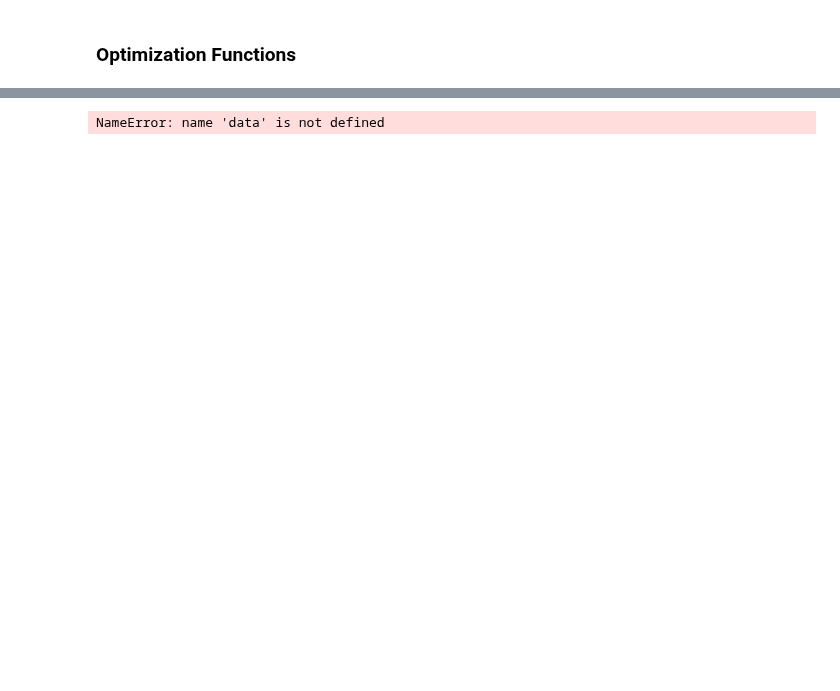
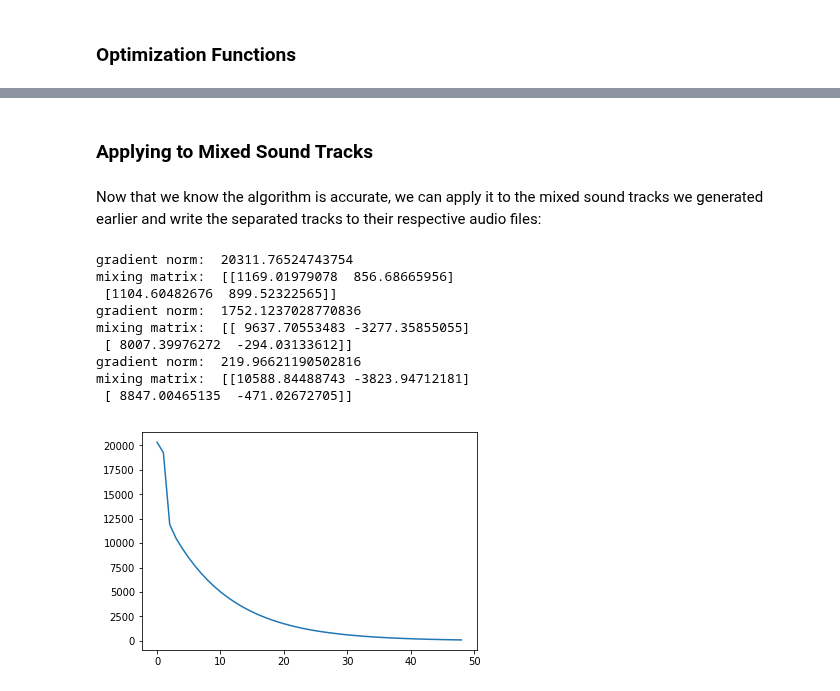
Before and after one commit to brennanmcfarland/pgm, a Jupyter notebook: Homework 5.ipynb, the cells around one changed output, grey strips where cells are left out. Cells and saved outputs as stored; diff of their text form; code cells hidden in the pictures; blank space fills up the shorter version.

```diff
--- a/Homework 5.ipynb
+++ b/Homework 5.ipynb
@@ -159,22 +131,0 @@ def randinitCovarianceND(n, ndim=2):
-# %%
-ngmm = 2 # quantity of Gaussian Mixture Model
-ndim = 2 # TODO: not exactly sure what this does, find out?
-
-# get information of range on each dimension
-dataRange = []
-for i in range(data.shape[1]):
-    dataRange.append({'MIN': min(data[:,i]), 'MAX': max(data[:,i])})
-
-mu = randinitMean(ngmm, dataRange)
-
-sigma = randinitCovarianceND(ngmm, ndim)
-def covmatIsLegal(sigma):
-    for covmat in sigma:
-        if not(np.allclose(covmat, covmat.T)) or np.any(np.linalg.eigvals(covmat) <= 0):
-            return False
-    return True
-
-print("Convariance Matrices are Legal? : %r" % covmatIsLegal(sigma))
-gmm = [{'mean': mu[m], 'covariance': sigma[m], 'prior': 1.0/ngmm} for m in range(ngmm)]
-# %% [output]
-NameError: name 'data' is not defined
@@ -212,0 +132,17 @@ gmmplot(dataBach, gmm)
+# %% [markdown]
+### Applying to Mixed Sound Tracks
+# %% [markdown]
+Now that we know the algorithm is accurate, we can apply it to the mixed sound tracks we generated earlier and write the separated tracks to their respective audio files:
+# %%
+A, S = bss(X)
+# %% [output]
+gradient norm:  20311.76524743754
+mixing matrix:  [[1169.01979078  856.68665956]
+ [1104.60482676  899.52322565]]
+gradient norm:  1752.1237028770836
+mixing matrix:  [[ 9637.70553483 -3277.35855055]
+ [ 8007.39976272  -294.03133612]]
+gradient norm:  219.96621190502816
+mixing matrix:  [[10588.84488743 -3823.94712181]
+ [ 8847.00465135  -471.02672705]]
+[figure, added]
```
Also changed, not shown: parts of 24 cells of this notebook, 5 other files.
